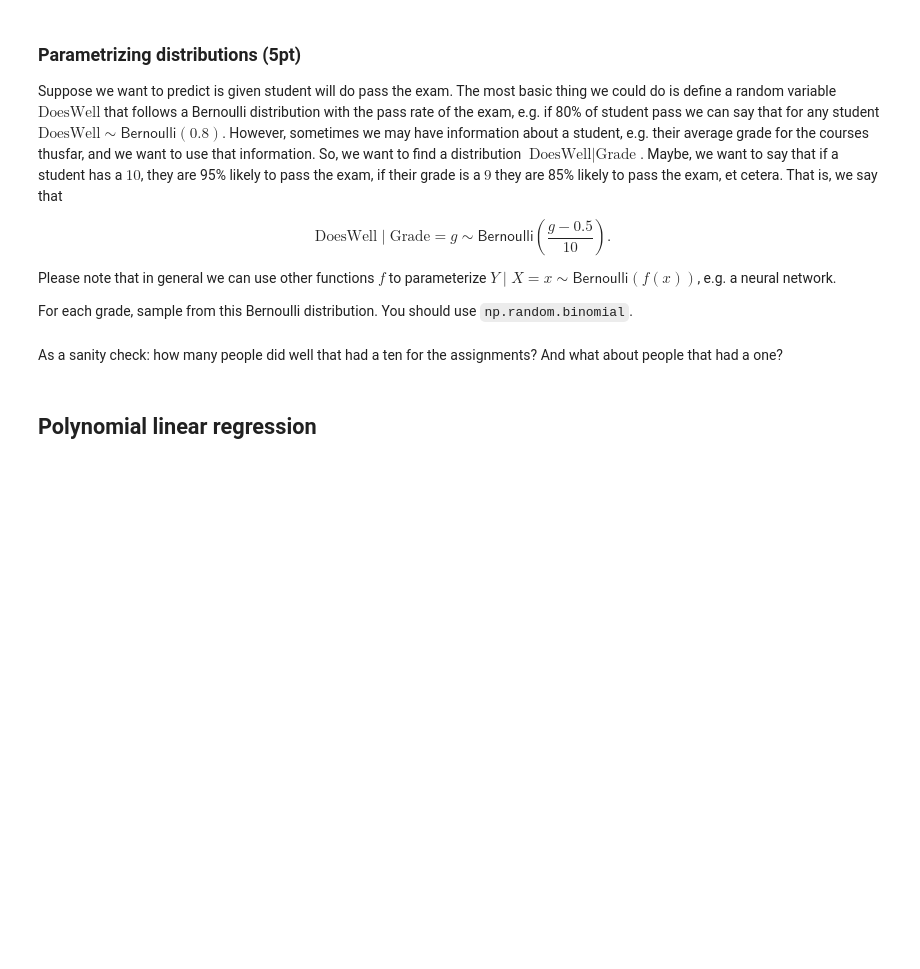
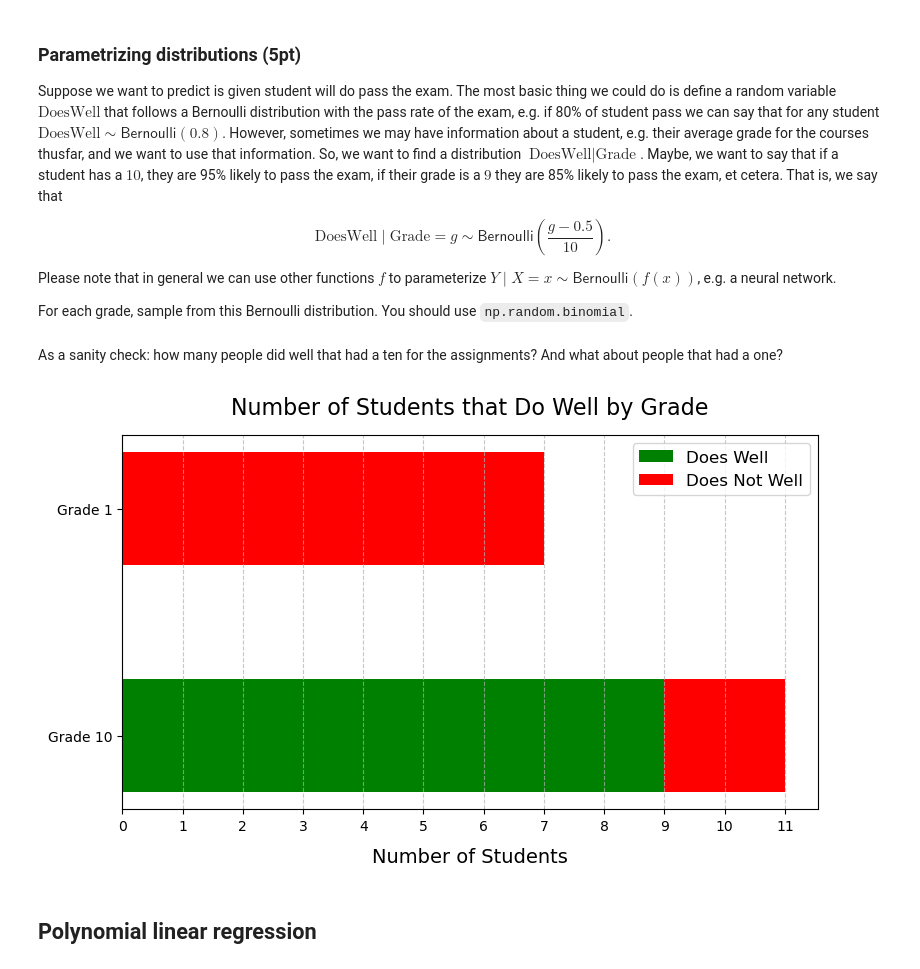
Before and after one commit to pedrocurvo/ML1, a Jupyter notebook: Lab 1/15713725_lab1.ipynb, the cells around one changed output. Cells and saved outputs as stored; diff of their text form; code cells hidden in the pictures; blank space fills up the shorter version.

```diff
--- a/Lab 1/15713725_lab1.ipynb
+++ b/Lab 1/15713725_lab1.ipynb
@@ -228,11 +239,10 @@ $$\text{DoesWell} \mid \text{Grade}=g \sim \mathsf{Bernoulli}(\frac{g - 0.5}{10}
 Please note that in general we can use other functions $f$ to parameterize $Y \mid X = x \sim \mathsf{Bernoulli}(f(x))$, e.g. a neural network.
 
 For each grade, sample from this Bernoulli distribution. You should use `np.random.binomial`.
-# %%
-def sample_bernoulli(grades):
-    # YOUR CODE HERE
-    raise NotImplementedError()
-    return does_wells
+# %%
+def sample_bernoulli(grades):
+    does_wells = np.random.binomial(1, (grades - 0.5)/10)
+    return does_wells
 # %%
 np.random.seed(42)
 grades = np.random.randint(1, 11, 100)
@@ -246,3 +254,26 @@ As a sanity check: how many people did well that had a ten for the assignments?
+# %%
+# Plot the results
+fig, ax = plt.subplots(figsize=(8, 5))
+
+labels = ['Grade 10', 'Grade 1']
+passed = [np.sum(does_wells[grades == 10]), np.sum(does_wells[grades == 1])]
+failed = [np.sum(does_wells[grades == 10] == 0), np.sum(does_wells[grades == 1] == 0)]
+
+ax.barh(labels, passed, color='green', label='Does Well', height=0.5)
+ax.barh(labels, failed, left=passed, color='red', label='Does Not Well', height=0.5)
+
+ax.set_xlabel('Number of Students', fontsize=14, labelpad=10)
+ax.set_title('Number of Students that Do Well by Grade', fontsize=16, pad=15)
+
+ax.legend(loc='best', fontsize=12)
+max_value = max([x + y for x, y in zip(passed, failed)])
+ax.set_xticks(np.arange(max_value + 1))
+#ax.tick_params(axis='both', which='major', labelsize=12)
+ax.grid(True, axis='x', linestyle='--', alpha=0.7)
+plt.tight_layout()
+plt.show()
+# %% [output]
+[figure, added]
 # %% [markdown]
 ## Polynomial linear regression
 # %% [markdown]
```
Also changed, not shown: parts of 24 cells of this notebook.
